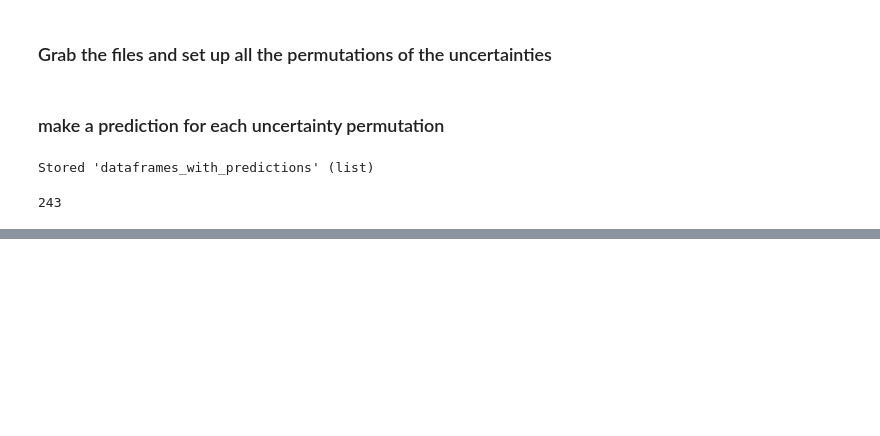
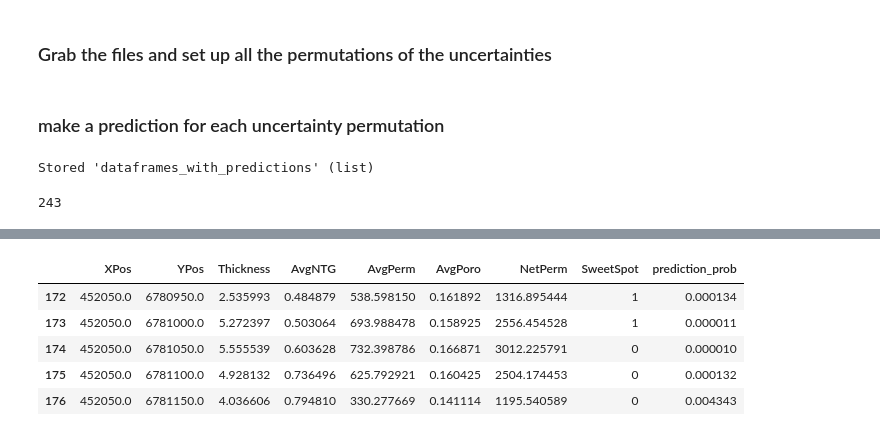
Before and after one commit to Nozziel/OGA2018_SweetSpotPrediction, a Jupyter notebook: Notebooks/06 Uncertainty.ipynb, the cells around one changed output, grey strips where cells are left out. Saved outputs shown, nothing was run; the diff lists cells and outputs as text; code cells hidden in the pictures; blank space fills up the shorter version.

```diff
--- a/Notebooks/06 Uncertainty.ipynb
+++ b/Notebooks/06 Uncertainty.ipynb
@@ -212,0 +231,9 @@ len(dataframes_with_predictions)
+# %%
+df_means.head()
+# %% [output]
+|  | XPos | YPos | Thickness | AvgNTG | AvgPerm | AvgPoro | NetPerm | SweetSpot | prediction_prob |
+| 172 | 452050.0 | 6780950.0 | 2.535993 | 0.484879 | 538.598150 | 0.161892 | 1316.895444 | 1 | 0.000134 |
+| 173 | 452050.0 | 6781000.0 | 5.272397 | 0.503064 | 693.988478 | 0.158925 | 2556.454528 | 1 | 0.000011 |
+| 174 | 452050.0 | 6781050.0 | 5.555539 | 0.603628 | 732.398786 | 0.166871 | 3012.225791 | 0 | 0.000010 |
+| 175 | 452050.0 | 6781100.0 | 4.928132 | 0.736496 | 625.792921 | 0.160425 | 2504.174453 | 0 | 0.000132 |
+| 176 | 452050.0 | 6781150.0 | 4.036606 | 0.794810 | 330.277669 | 0.141114 | 1195.540589 | 0 | 0.004343 |
```
Also changed, not shown: parts of 4 cells of this notebook.
